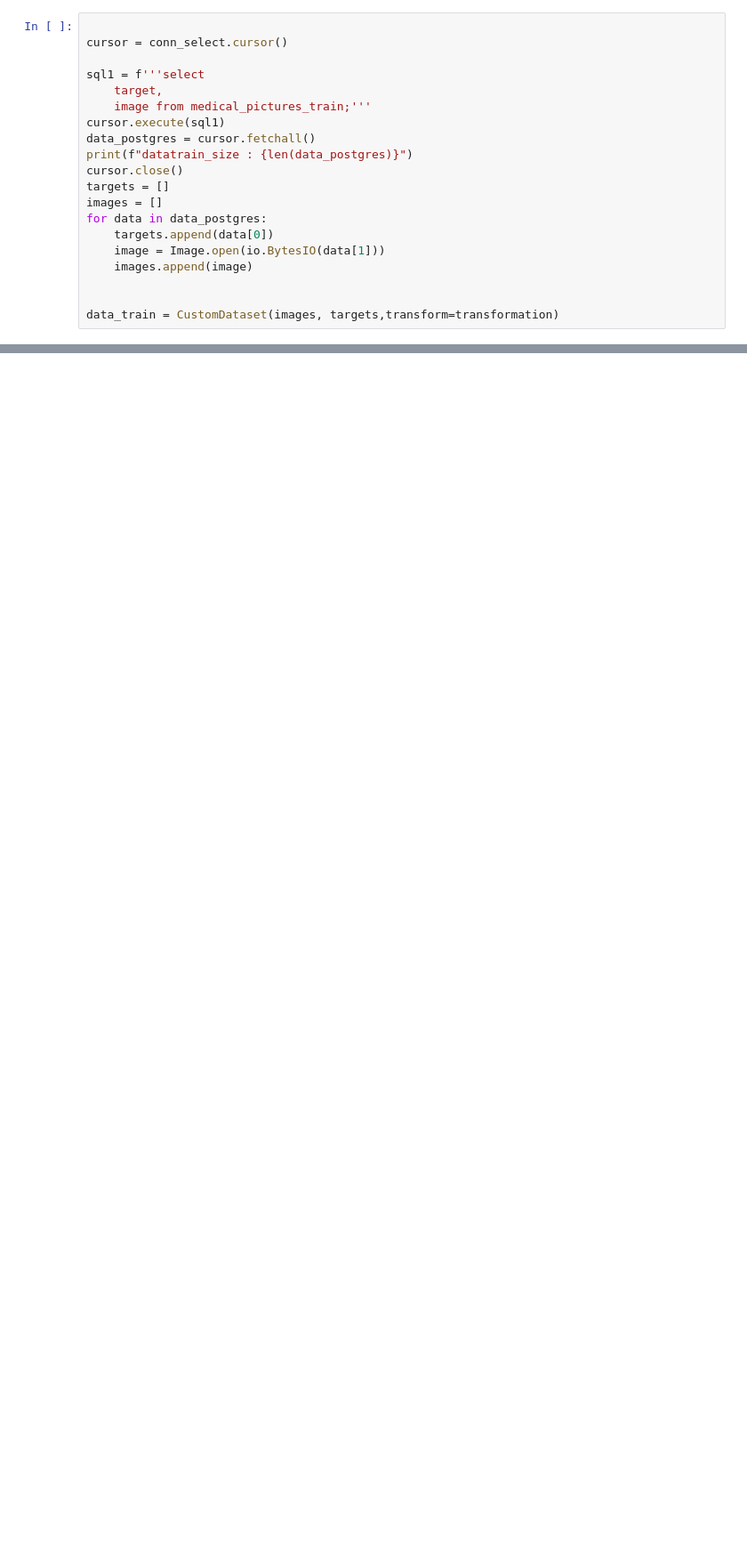
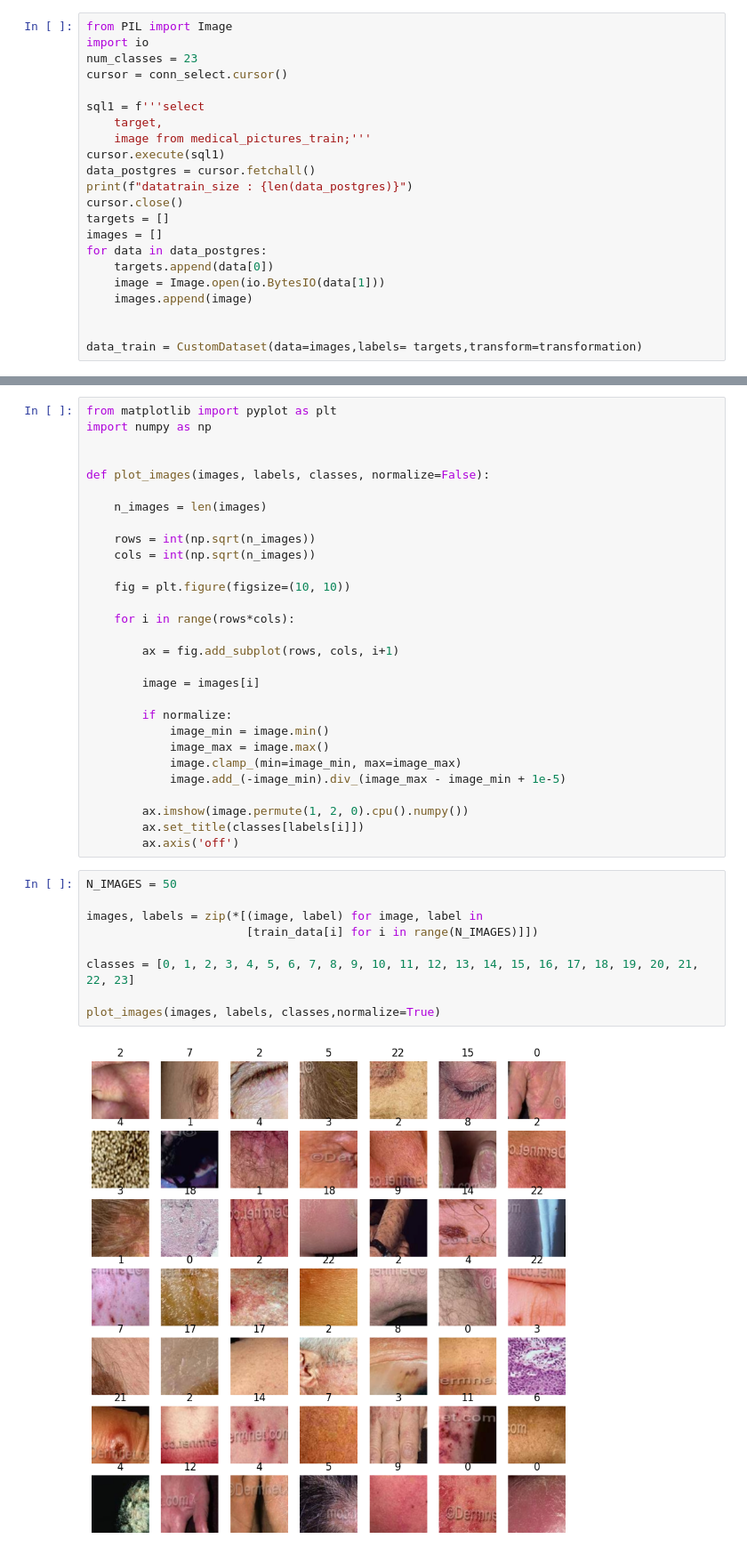
Before and after one commit to DarkSide2018/hse_medical_pictures_analyze, a Jupyter notebook: year_project/notebooks/rgaponov-mask-r-cnn.ipynb, the cells around one changed output, grey strips where cells are left out. Shown at 89% size. Cells and saved outputs as stored; diff of their text form; blank space fills up the shorter version.

```diff
--- a/year_project/notebooks/rgaponov-mask-r-cnn.ipynb
+++ b/year_project/notebooks/rgaponov-mask-r-cnn.ipynb
@@ -74,7 +61,9 @@ class CustomDataset(Dataset):
     def __len__(self):
         return len(self.data)
 # %%
-
+from PIL import Image
+import io
+num_classes = 23
 cursor = conn_select.cursor()
 
 sql1 = f'''select
@@ -92,4 +81,4 @@ for data in data_postgres:
     images.append(image)
 
 
-data_train = CustomDataset(images, targets,transform=transformation)
+data_train = CustomDataset(data=images,labels= targets,transform=transformation)
@@ -95,0 +123,40 @@ data_train = CustomDataset(images, targets,transform=transformation)
+# %%
+from matplotlib import pyplot as plt
+import numpy as np
+
+
+def plot_images(images, labels, classes, normalize=False):
+
+    n_images = len(images)
+
+    rows = int(np.sqrt(n_images))
+    cols = int(np.sqrt(n_images))
+
+    fig = plt.figure(figsize=(10, 10))
+
+    for i in range(rows*cols):
+
+        ax = fig.add_subplot(rows, cols, i+1)
+
+        image = images[i]
+
+        if normalize:
+            image_min = image.min()
+            image_max = image.max()
+            image.clamp_(min=image_min, max=image_max)
+            image.add_(-image_min).div_(image_max - image_min + 1e-5)
+
+        ax.imshow(image.permute(1, 2, 0).cpu().numpy())
+        ax.set_title(classes[labels[i]])
+        ax.axis('off')
+# %%
+N_IMAGES = 50
+
+images, labels = zip(*[(image, label) for image, label in
+                       [train_data[i] for i in range(N_IMAGES)]])
+
+classes = [0, 1, 2, 3, 4, 5, 6, 7, 8, 9, 10, 11, 12, 13, 14, 15, 16, 17, 18, 19, 20, 21, 22, 23]
+
+plot_images(images, labels, classes,normalize=True)
+# %% [output]
+[figure, added]
```
Also changed, not shown: parts of 18 cells of this notebook.
